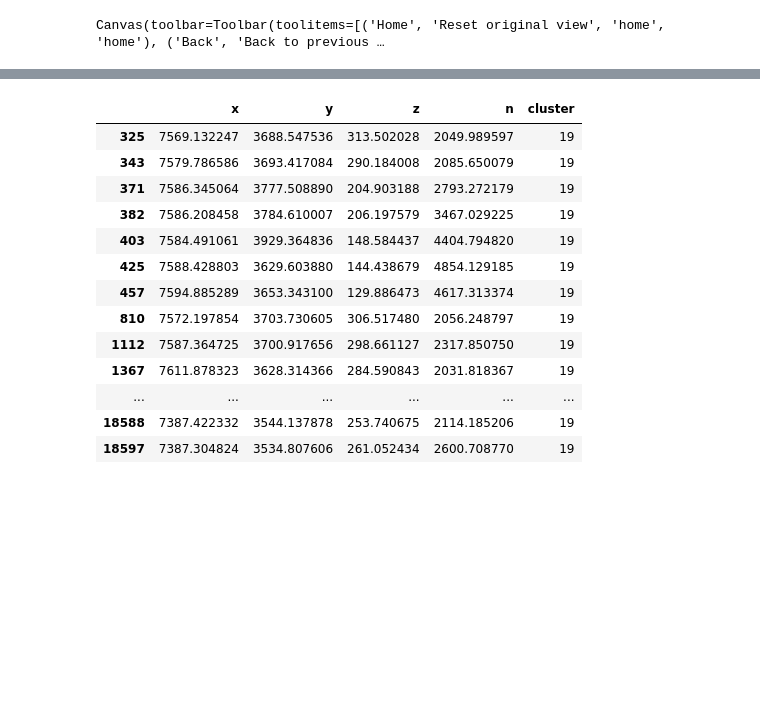
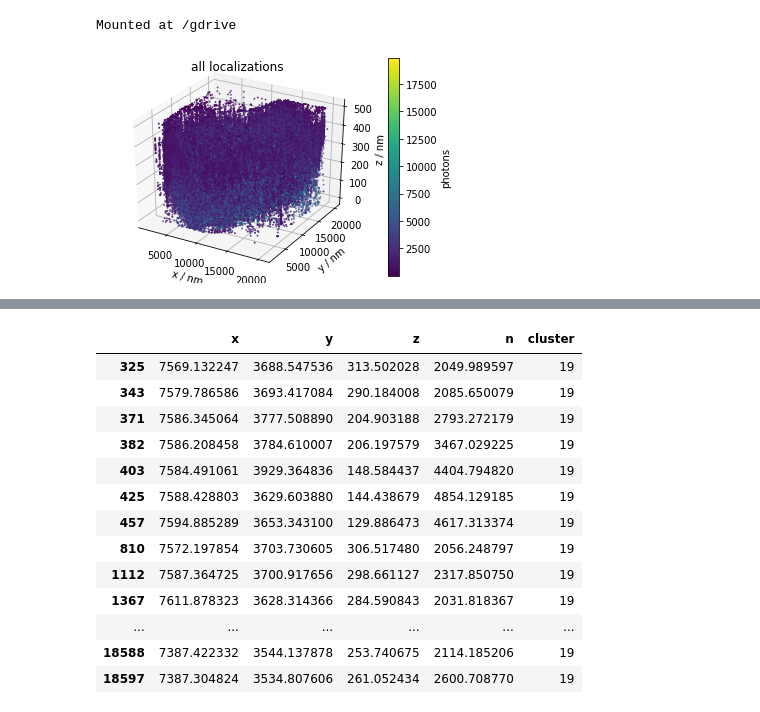
Before and after one commit to imrahilias/biophysics, a Jupyter notebook: npc_clustering.ipynb, the cells around one changed output, grey strips where cells are left out. Cells and saved outputs as stored; diff of their text form; code cells hidden in the pictures; blank space fills up the shorter version.

```diff
--- a/npc_clustering.ipynb
+++ b/npc_clustering.ipynb
@@ -27,0 +13,11 @@ Warning: Cannot change to a different GUI toolkit: notebook. Using ipympl instea
+# %%
+#@markdown ##import colab
+from google.colab import drive
+
+## google drive
+drive.mount('/gdrive', force_remount=True)
+data = pd.read_csv( '/gdrive/MyDrive/1 UNI/BIO/210422_red_npc/cell1_tr1000_def500.csv',
+                   header = None, names=["x", "y", "z", "n", "bg","fit","id","frame"])
+drift = pd.read_csv('/gdrive/MyDrive/1 UNI/BIO/210422_red_npc/day2_cell1_driftValues.csv')
+# %% [output]
+Mounted at /gdrive
@@ -28,26 +38,17 @@ Warning: Cannot change to a different GUI toolkit: notebook. Using ipympl instea
 # %%
-#@markdown ## import data
-
-## google drive
-#data = pd.read_csv( '/gdrive/MyDrive/1 UNI/BIO/210422_red_npc/cell1_tr1000_def500.csv',
-#                   header = None, names=["x", "y", "z", "n", "bg","fit","id","frame"])
-#drift = pd.read_csv('/gdrive/MyDrive/1 UNI/BIO/210422_red_npc/day2_cell1_driftValues.csv')
-
-## local
-data = pd.read_csv( 'data/210422_npc/cell2_tr800_def500.csv',
-                   header = None, names=["x", "y", "z", "n", "bg","fit","id","frame"])
-drift = pd.read_csv('data/210422_npc/cell2_driftValues.csv')
+#@markdown ## plot raw data
+#@markdown > import **colab** or **jupyter** first.
 
 fig = plt.figure()
 ax = fig.add_subplot( projection = '3d' )
 f = ax.scatter(data['x'], data['y'], data['z'], s=1 ,c=data['n'])
 ax.set_xlabel('x / nm')
 ax.set_ylabel('y / nm')
 ax.set_zlabel('z / nm')
-plt.title('All localizations')
-cbar = plt.colorbar( f, label = 'Photons' )
+plt.title('all localizations')
+cbar = plt.colorbar( f, label = 'photons' )
 plt.show()
 # %% [output]
-Canvas(toolbar=Toolbar(toolitems=[('Home', 'Reset original view', 'home', 'home'), ('Back', 'Back to previous …
+[figure, added]
 # %%
 #@markdown ## import & scale drift
```
Also changed, not shown: parts of 15 cells of this notebook, 1 other file.
